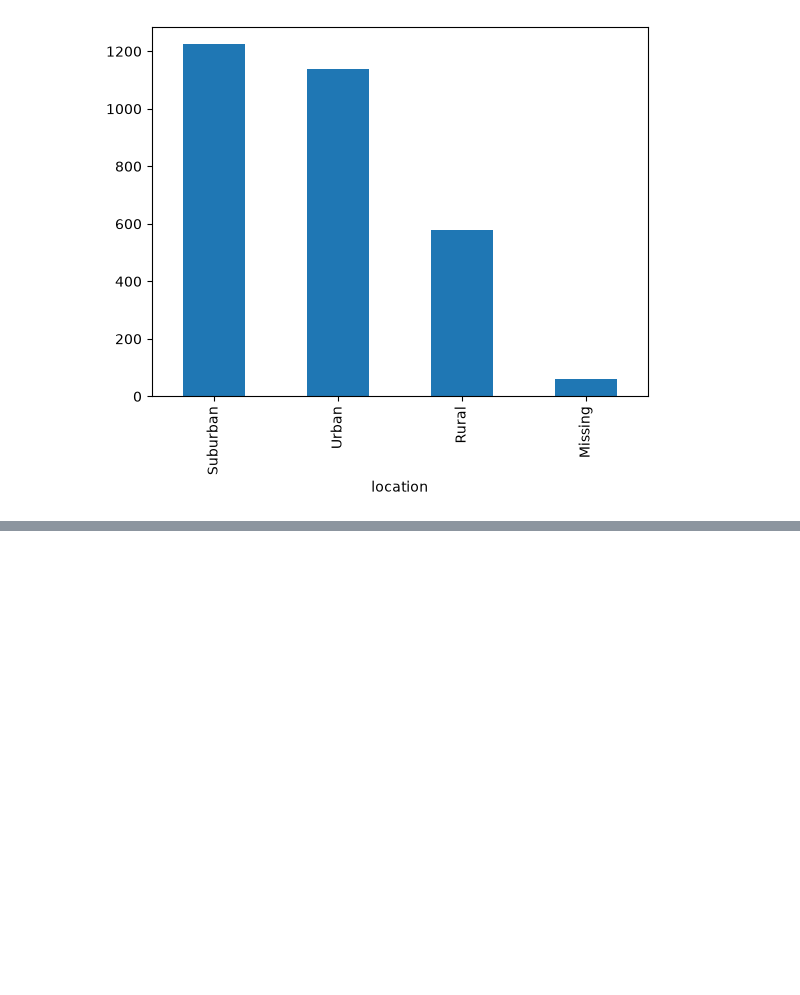
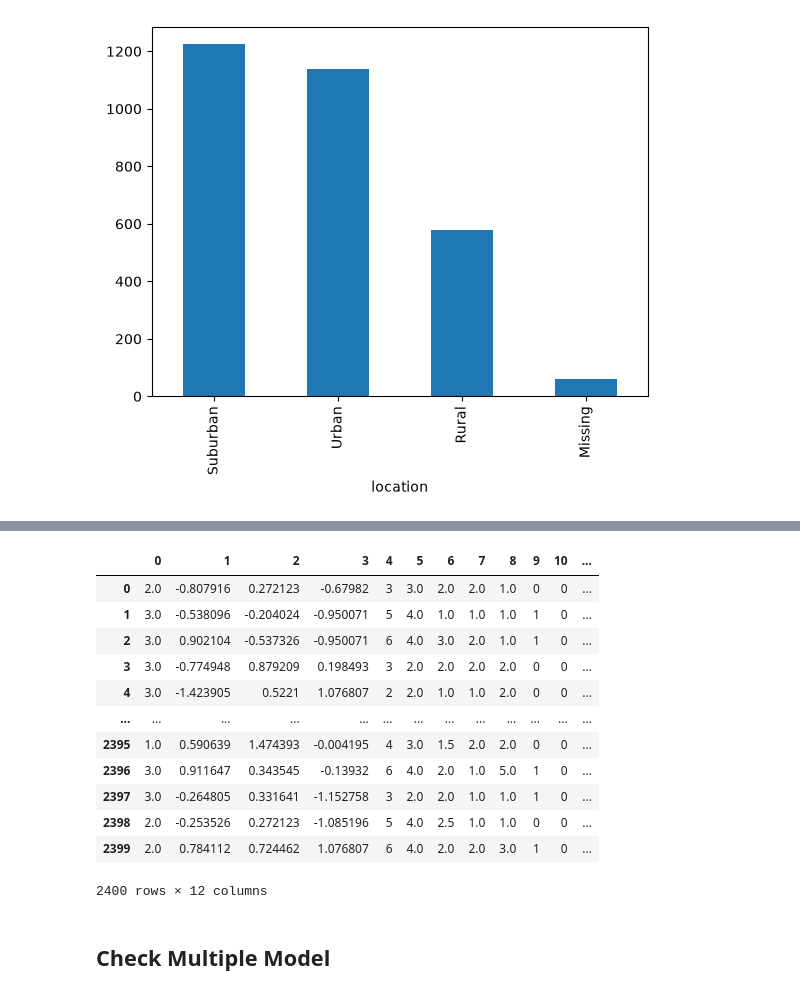
Before and after one commit to yashDumasia/ML, a Jupyter notebook: Housing_Price_Prediction.ipynb, the cells around one changed output, grey strips where cells are left out. Saved outputs shown, nothing was run; the diff lists cells and outputs as text; code cells hidden in the pictures; blank space fills up the shorter version.

Commit message:
Some Changes in Housing Price Prediction Project : Add Pipeline and Column Transformer

```diff
--- a/Housing_Price_Prediction.ipynb
+++ b/Housing_Price_Prediction.ipynb
@@ -285,2 +210,0 @@ r = Ridge(alpha = 15)
-# %%
-r.fit(x_train,y_train)
@@ -299,0 +229,11 @@ R2-Score  :  0.982980882745605
+# %%
+from sklearn.preprocessing import OrdinalEncoder
+from sklearn.preprocessing import StandardScaler
+
+trf = ColumnTransformer(
+    transformers=[
+        ("Encoding",OrdinalEncoder(categories=[['Missing', 'Rural', 'Urban', 'Suburban']]),[7]),
+        ("Scale",StandardScaler(),[0,5,11])
+
+        ],
+    remainder="passthrough")
@@ -299,0 +242,26 @@ R2-Score  :  0.982980882745605
+# %%
+Pipeline = Pipeline([
+     ("trf",trf)
+    ])
+# %%
+Pipeline.fit(x_train,y_train)
+x_train = Pipeline.transform(x_train)
+x_test = Pipeline.transform(x_test)
+# %%
+pd.DataFrame(x_train)
+# %% [output]
+|  | 0 | 1 | 2 | 3 | 4 | 5 | 6 | 7 | 8 | 9 | 10 | ... |
+| 0 | 2.0 | -0.807916 | 0.272123 | -0.67982 | 3 | 3.0 | 2.0 | 2.0 | 1.0 | 0 | 0 | ... |
+| 1 | 3.0 | -0.538096 | -0.204024 | -0.950071 | 5 | 4.0 | 1.0 | 1.0 | 1.0 | 1 | 0 | ... |
+| 2 | 3.0 | 0.902104 | -0.537326 | -0.950071 | 6 | 4.0 | 3.0 | 2.0 | 1.0 | 1 | 0 | ... |
+| 3 | 3.0 | -0.774948 | 0.879209 | 0.198493 | 3 | 2.0 | 2.0 | 2.0 | 2.0 | 0 | 0 | ... |
+| 4 | 3.0 | -1.423905 | 0.5221 | 1.076807 | 2 | 2.0 | 1.0 | 1.0 | 2.0 | 0 | 0 | ... |
+| ... | ... | ... | ... | ... | ... | ... | ... | ... | ... | ... | ... | ... |
+| 2395 | 1.0 | 0.590639 | 1.474393 | -0.004195 | 4 | 3.0 | 1.5 | 2.0 | 2.0 | 0 | 0 | ... |
+| 2396 | 3.0 | 0.911647 | 0.343545 | -0.13932 | 6 | 4.0 | 2.0 | 1.0 | 5.0 | 1 | 0 | ... |
+| 2397 | 3.0 | -0.264805 | 0.331641 | -1.152758 | 3 | 2.0 | 2.0 | 1.0 | 1.0 | 1 | 0 | ... |
+| 2398 | 2.0 | -0.253526 | 0.272123 | -1.085196 | 5 | 4.0 | 2.5 | 1.0 | 1.0 | 0 | 0 | ... |
+| 2399 | 2.0 | 0.784112 | 0.724462 | 1.076807 | 6 | 4.0 | 2.0 | 2.0 | 3.0 | 1 | 0 | ... |
+2400 rows × 12 columns
+# %% [markdown]
+## Check Multiple Model
```
Also changed, not shown: parts of 23 cells of this notebook, 3 other files.
